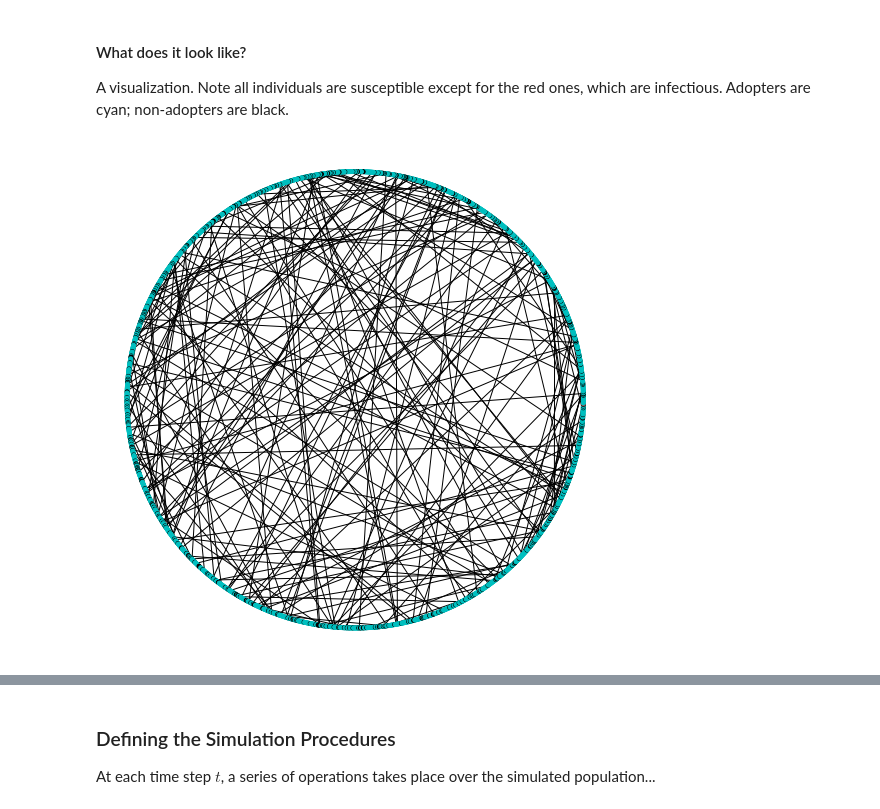
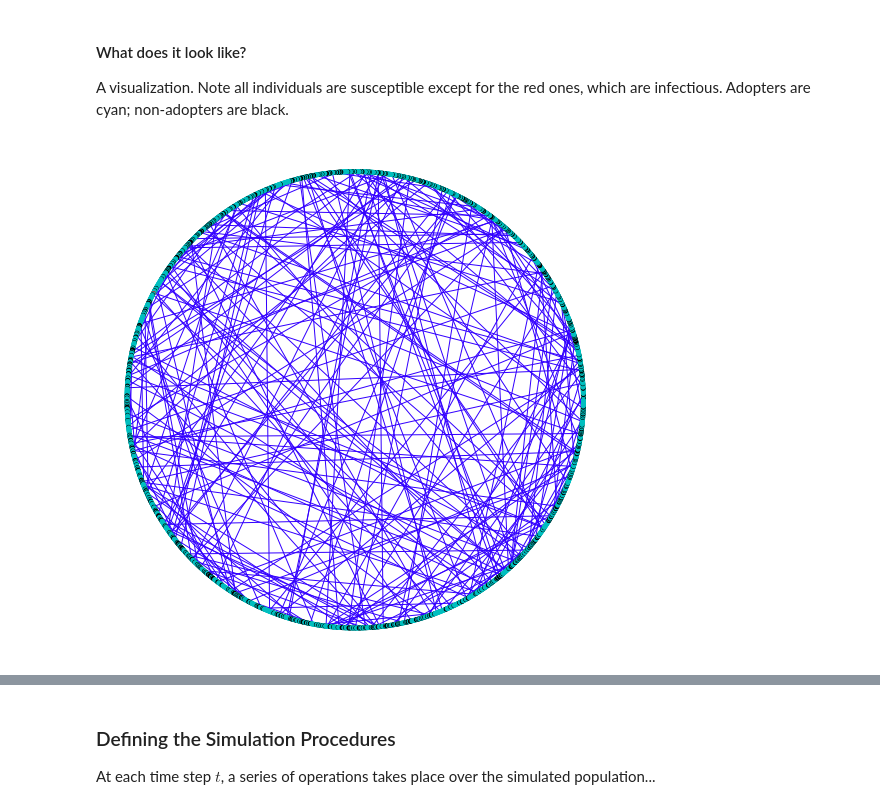
Before and after one commit to sbenthall/privacy-abm, a Jupyter notebook: contact-tracing/code/Python/Graph-based Contact Tracing Simulation.ipynb, the cells around one changed output, grey strips where cells are left out. Drawn from its saved outputs; the diff is of its cells as text; code cells hidden in the pictures.

```diff
--- a/contact-tracing/code/Python/Graph-based Contact Tracing Simulation.ipynb
+++ b/contact-tracing/code/Python/Graph-based Contact Tracing Simulation.ipynb
@@ -108,7 +109,7 @@ We will start with square lattice for now.
 # Square Lattice
 #gl = nx.grid_2d_graph(50,50,periodic=False)
 
-g = nx.watts_strogatz_graph(2500, 8, .02)
+g = nx.watts_strogatz_graph(2500, 10, .02)
 
 #g = g.subgraph(max(nx.connected_components(g))).copy()
 # %%
@@ -178,17 +226,18 @@ A visualization. Note all individuals are susceptible except for the red ones, w
 # %%
 plt.figure(3,figsize=(7,7))
 ## draw_spectral for the lattice
 nx.draw_circular(g,
                 node_size = 15,
                 node_color = [
                     'r'
                     if n[1]['epi-state'] == 'Infectious'
                     else 'c'
                     if n[1]['adopter']
                     else 'k'
                     for n
                     in g.nodes(data=True)
-                ])
+                ],
+                edge_color = model.edge_colors(g))
 # %% [output]
-[figure, old version]
+[figure, new version]
 # %%
```
Also changed, not shown: parts of 22 cells of this notebook.
